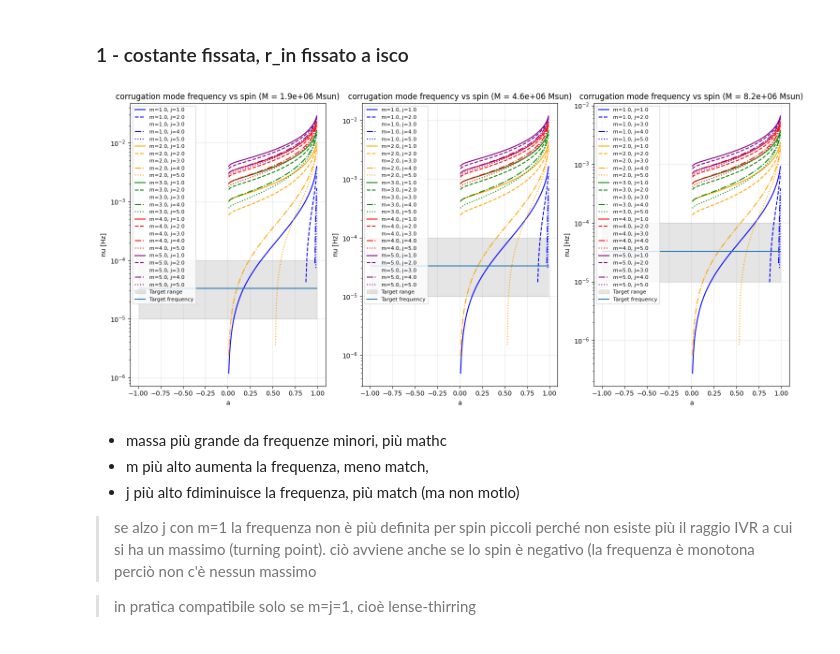
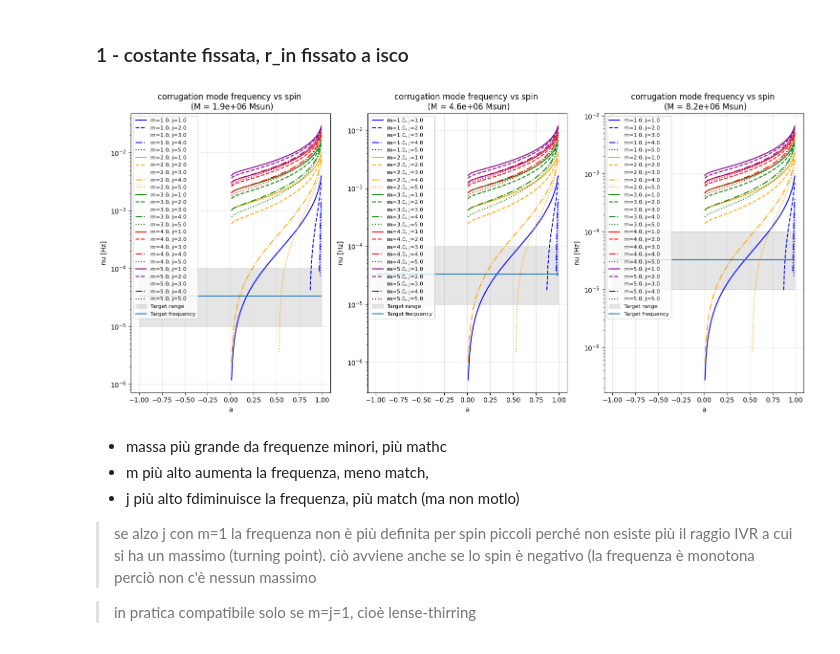
Before and after one commit to mauroghira/iuss_thesis, a Jupyter notebook: c_modes.ipynb, the cells around one changed output. Drawn from its saved outputs; the diff is of its cells as text; code cells hidden in the pictures.

```diff
--- a/c_modes.ipynb
+++ b/c_modes.ipynb
@@ -60,35 +134,35 @@ colors = ["blue", "orange", "green", "red", "purple"]
 for i, iM in enumerate(M_idx):
     for im, mm in enumerate(m):
         for ij, jj in enumerate(j):
             freq_vals = freq[im, ij, :, iM, 0]    # vector shape (No,)
 
             # plot only valid positive frequencies
             mask = np.isfinite(freq_vals) & (freq_vals > 0)
 
             jj = j[im, ij, 0, iM, 0]
             mm = m[im, ij, 0, iM, 0]
 
             label = f"m={mm}, j={jj}"
             axes[i].plot(a_vals[mask], freq_vals[mask], label=label,
                          linestyle=stiles[ij % len(stiles)],
                          color=colors[im % len(colors)])
 
     # Target frequency band
     axes[i].fill_between(a_vals, TARGET_MIN, TARGET_MAX, color='gray', alpha=0.2,
                     label="Target range")
     axes[i].plot(a_vals, np.ones_like(a_vals)*NU0, label="Target frequency")
 
-    axes[i].set_title(f"corrugation mode frequency vs spin (M = {M[0,0,0,iM,0]:.1e} Msun)")
+    axes[i].set_title(f"corrugation mode frequency vs spin \n (M = {M[0,0,0,iM,0]:.1e} Msun)")
     axes[i].set_xlabel("a")
     axes[i].set_ylabel("nu [Hz]")
     axes[i].set_yscale("log")
     axes[i].grid(True, alpha=0.3)
     axes[i].legend(fontsize=8)
 
 plt.tight_layout()
 plt.show()
 # %% [output]
-[figure, old version]
+[figure, new version]
 # %% [markdown]
 - massa più grande da frequenze minori, più mathc
 - m più alto aumenta la frequenza, meno match,
```
Also changed, not shown: parts of 4 cells of this notebook, 3 other files.
